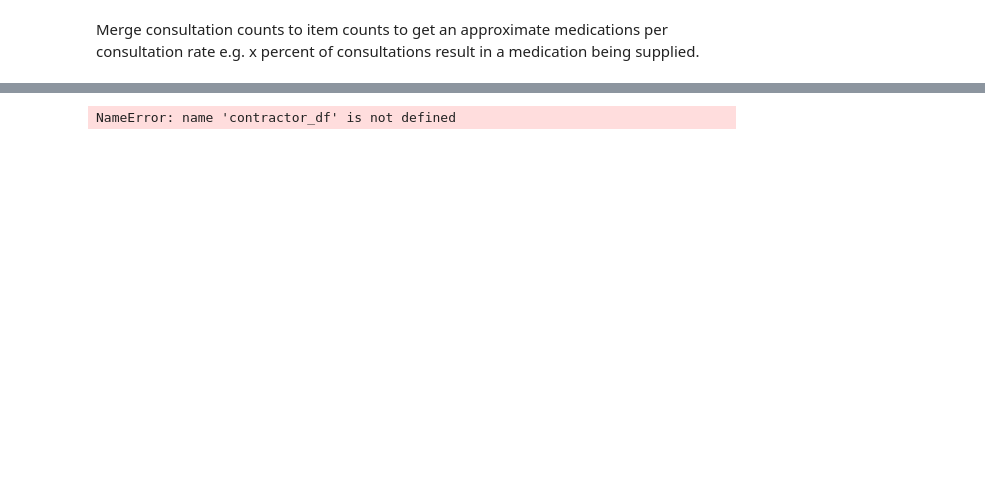
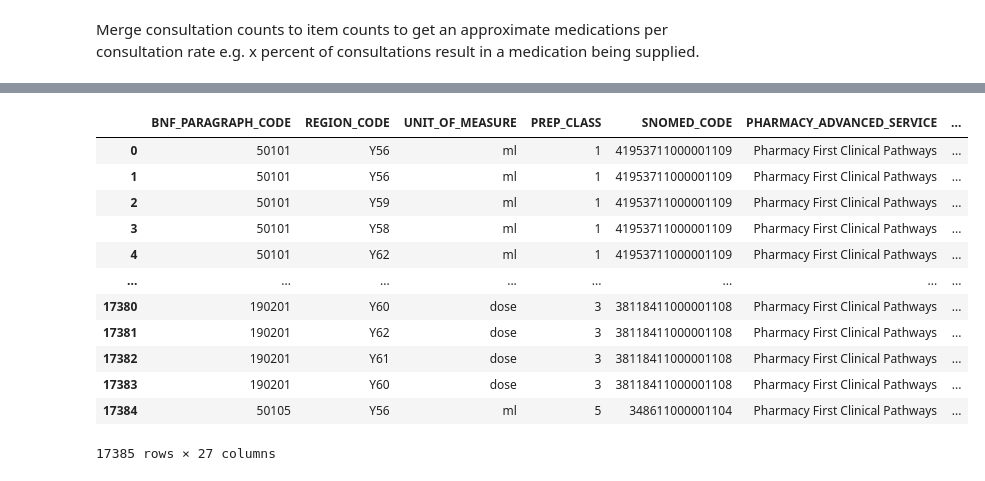
Before and after one commit to chrisjwood16/pharmacy-first-open-data, a Jupyter notebook: notebooks/data_analysis_new.ipynb, the cells around one changed output, grey strips where cells are left out. Saved outputs shown, nothing was run; the diff lists cells and outputs as text; code cells hidden in the pictures; blank space fills up the shorter version.

```diff
--- a/notebooks/data_analysis_new.ipynb
+++ b/notebooks/data_analysis_new.ipynb
@@ -199,4 +239,16 @@ grouped_sum_desc
-# %%
-contractor_df
-# %% [output]
-NameError: name 'contractor_df' is not defined
+# %%
+pca_df
+# %% [output]
+|  | BNF_PARAGRAPH_CODE | REGION_CODE | UNIT_OF_MEASURE | PREP_CLASS | SNOMED_CODE | PHARMACY_ADVANCED_SERVICE | ... |
+| 0 | 50101 | Y56 | ml | 1 | 41953711000001109 | Pharmacy First Clinical Pathways | ... |
+| 1 | 50101 | Y56 | ml | 1 | 41953711000001109 | Pharmacy First Clinical Pathways | ... |
+| 2 | 50101 | Y59 | ml | 1 | 41953711000001109 | Pharmacy First Clinical Pathways | ... |
+| 3 | 50101 | Y58 | ml | 1 | 41953711000001109 | Pharmacy First Clinical Pathways | ... |
+| 4 | 50101 | Y62 | ml | 1 | 41953711000001109 | Pharmacy First Clinical Pathways | ... |
+| ... | ... | ... | ... | ... | ... | ... | ... |
+| 17380 | 190201 | Y60 | dose | 3 | 38118411000001108 | Pharmacy First Clinical Pathways | ... |
+| 17381 | 190201 | Y62 | dose | 3 | 38118411000001108 | Pharmacy First Clinical Pathways | ... |
+| 17382 | 190201 | Y61 | dose | 3 | 38118411000001108 | Pharmacy First Clinical Pathways | ... |
+| 17383 | 190201 | Y60 | dose | 3 | 38118411000001108 | Pharmacy First Clinical Pathways | ... |
+| 17384 | 50105 | Y56 | ml | 5 | 348611000001104 | Pharmacy First Clinical Pathways | ... |
+17385 rows × 27 columns
```
Also changed, not shown: parts of 10 cells of this notebook, 2 other files.
